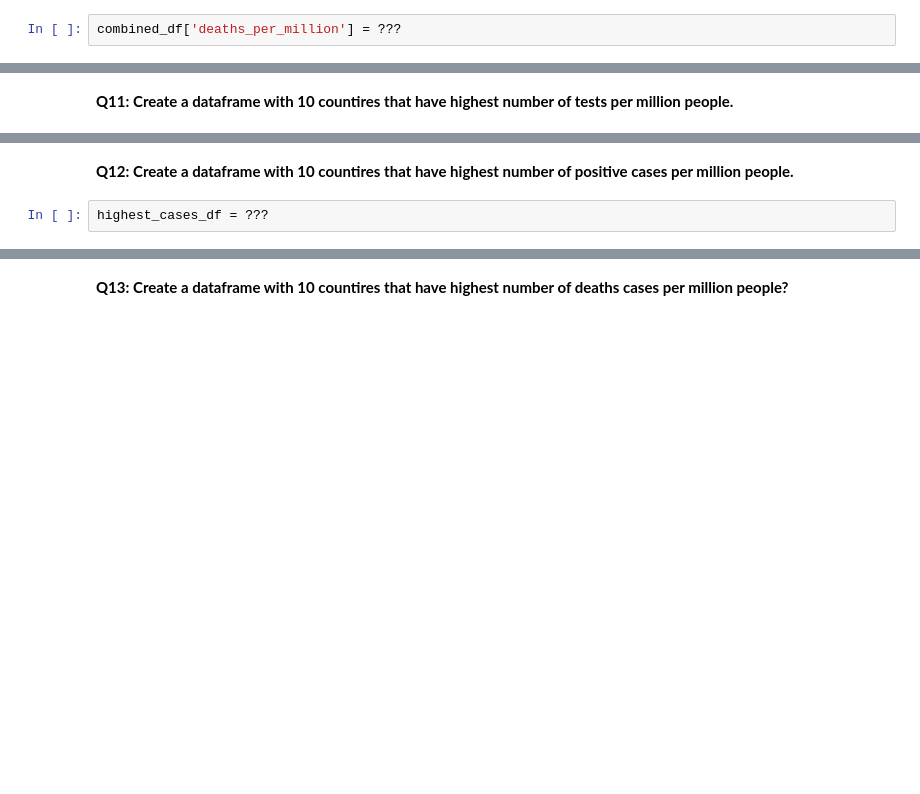
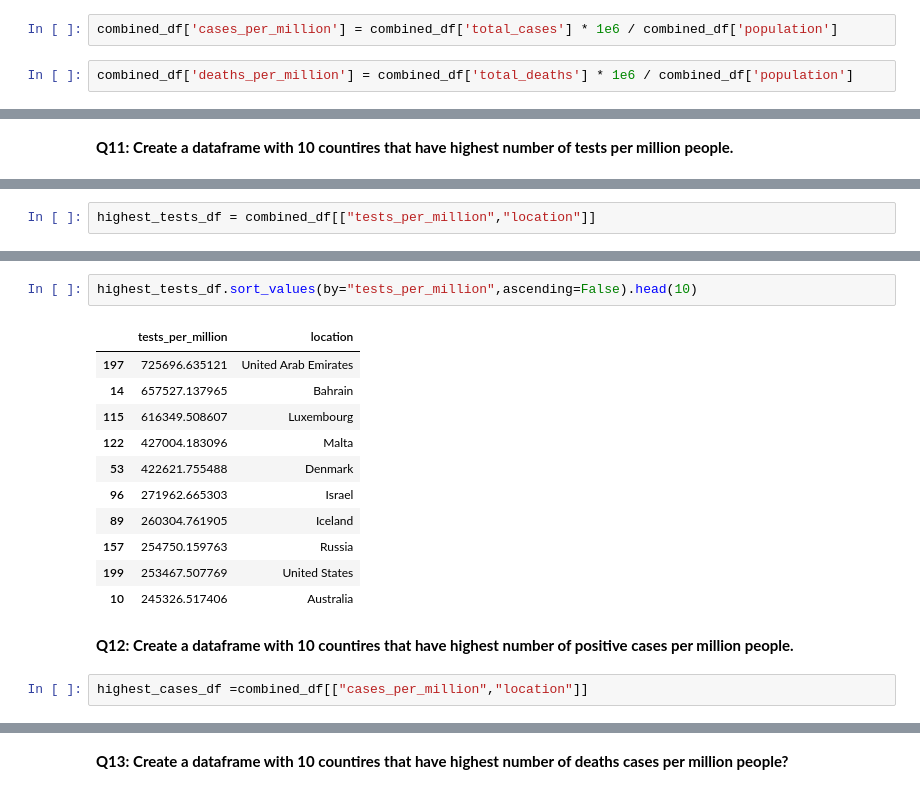
Before and after one commit to shakeelrifathcse/Data_analysis_pract_using_python, a Jupyter notebook: pandas_practice_assignment.ipynb, the cells around one changed output, grey strips where cells are left out. Drawn from its saved outputs; the diff is of its cells as text; blank space fills up the shorter version.

```diff
--- a/pandas_practice_assignment.ipynb
+++ b/pandas_practice_assignment.ipynb
@@ -420,4 +432,6 @@ combined_df['cases_per_million'] = ???
-# %%
-combined_df['deaths_per_million'] = ???
+# %%
+combined_df['cases_per_million'] = combined_df['total_cases'] * 1e6 / combined_df['population']
+# %%
+combined_df['deaths_per_million'] = combined_df['total_deaths'] * 1e6 / combined_df['population']
 # %%
 combined_df
@@ -433,0 +454,2 @@ jovian.commit(project='pandas-practice-assignment', environment=None)
+# %%
+highest_tests_df = combined_df[["tests_per_million","location"]]
@@ -434,6 +471,20 @@ jovian.commit(project='pandas-practice-assignment', environment=None)
+# %%
+highest_tests_df.sort_values(by="tests_per_million",ascending=False).head(10)
+# %% [output]
+|  | tests_per_million | location |
+| 197 | 725696.635121 | United Arab Emirates |
+| 14 | 657527.137965 | Bahrain |
+| 115 | 616349.508607 | Luxembourg |
+| 122 | 427004.183096 | Malta |
+| 53 | 422621.755488 | Denmark |
+| 96 | 271962.665303 | Israel |
+| 89 | 260304.761905 | Iceland |
+| 157 | 254750.159763 | Russia |
+| 199 | 253467.507769 | United States |
+| 10 | 245326.517406 | Australia |
 # %% [markdown]
 **Q12: Create a dataframe with 10 countires that have highest number of positive cases per million people.**
-# %%
-highest_cases_df = ???
+# %%
+highest_cases_df =combined_df[["cases_per_million","location"]]
 # %%
 highest_cases_df
```
Also changed, not shown: parts of 12 cells of this notebook.
